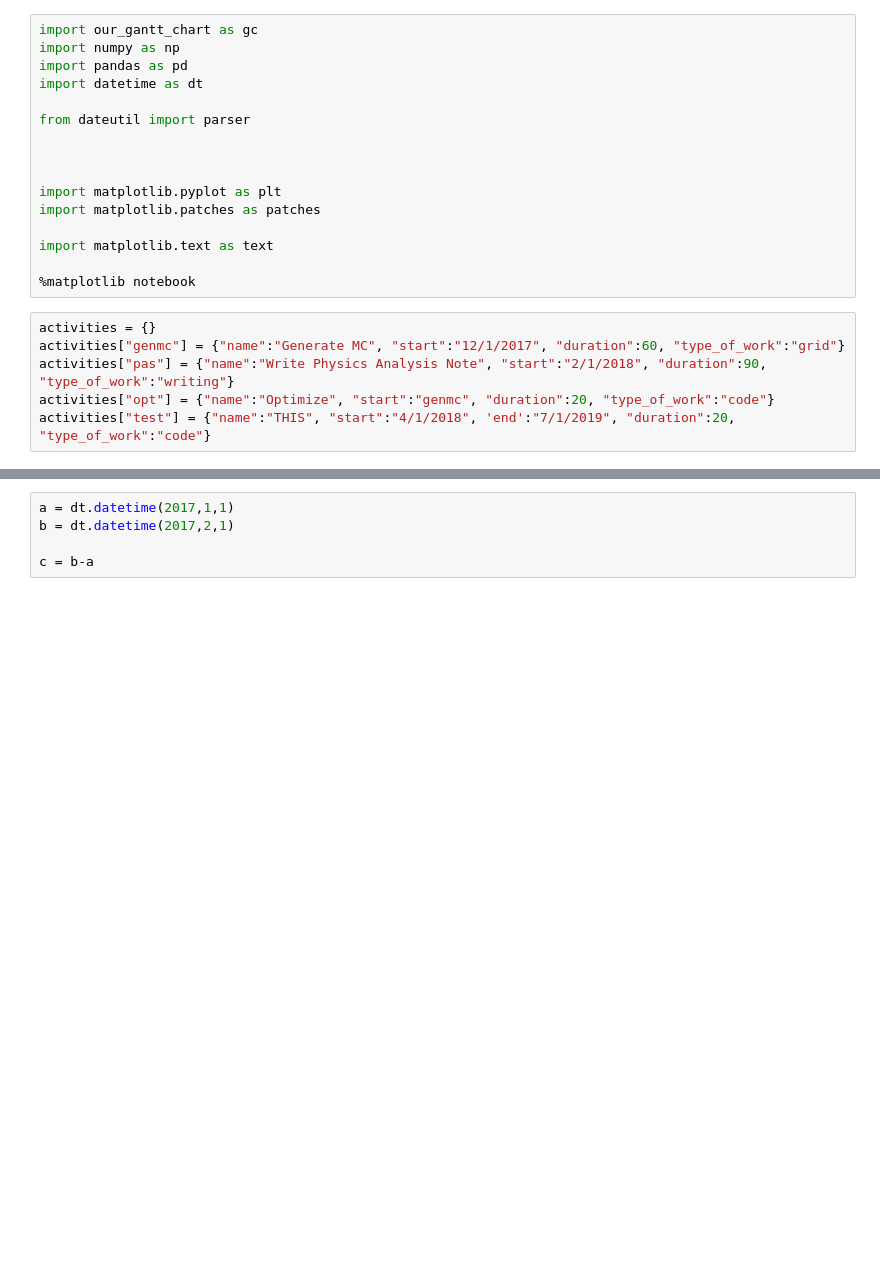
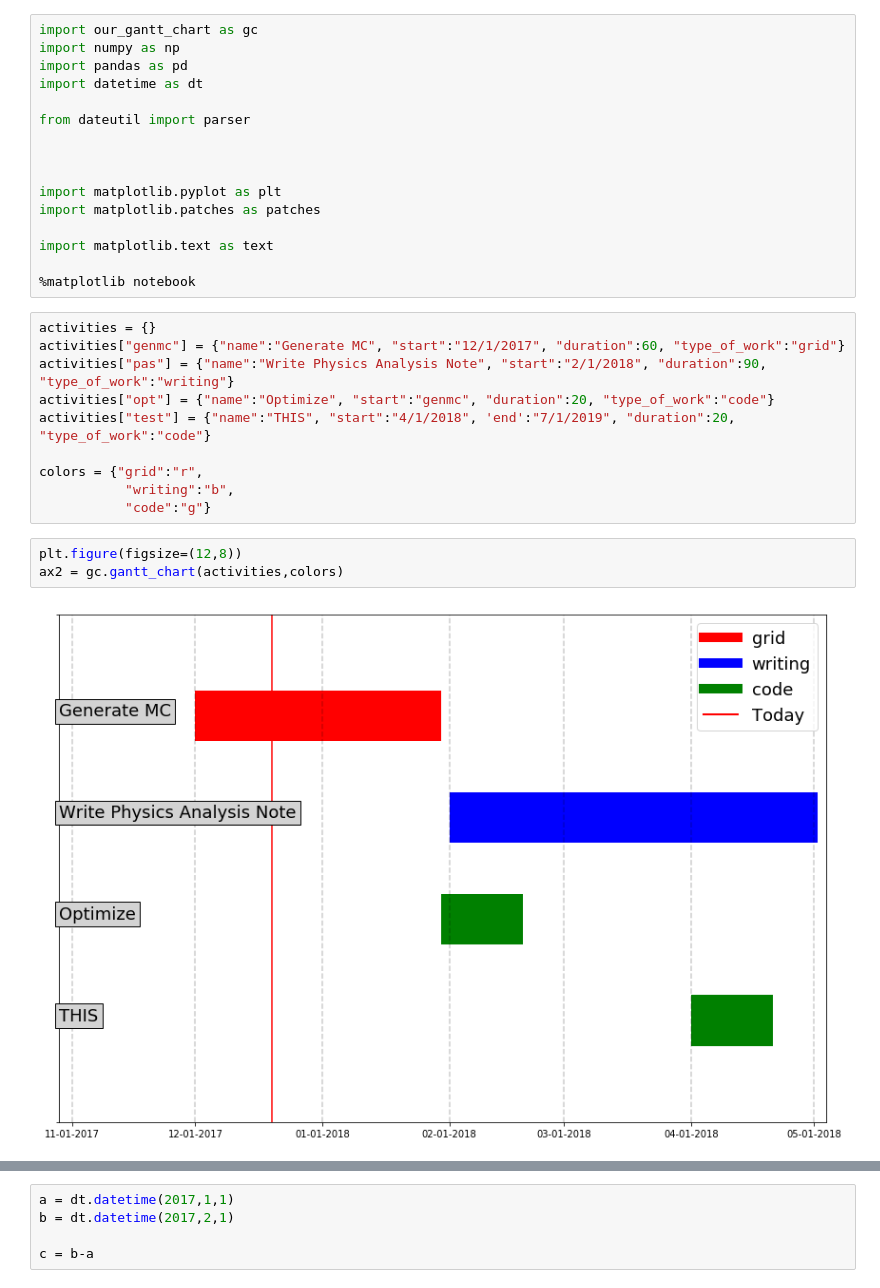
Before and after one commit to Enzo-B03/python-Gantt-chart, a Jupyter notebook: test2.ipynb, the cells around one changed output, grey strips where cells are left out. Drawn from its saved outputs; the diff is of its cells as text; blank space fills up the shorter version.

```diff
--- a/test2.ipynb
+++ b/test2.ipynb
@@ -20,6 +20,15 @@ activities["genmc"] = {"name":"Generate MC", "start":"12/1/2017", "duration":60,
 activities["pas"] = {"name":"Write Physics Analysis Note", "start":"2/1/2018", "duration":90, "type_of_work":"writing"}
 activities["opt"] = {"name":"Optimize", "start":"genmc", "duration":20, "type_of_work":"code"}
 activities["test"] = {"name":"THIS", "start":"4/1/2018", 'end':"7/1/2019", "duration":20, "type_of_work":"code"}
+
+colors = {"grid":"r",
+           "writing":"b",
+           "code":"g"}
+# %%
+plt.figure(figsize=(12,8))
+ax2 = gc.gantt_chart(activities,colors)
+# %% [output]
+[figure, added]
 # %%
 date = activities['genmc']['start']
 d = gc.is_date(date)
```
Also changed, not shown: parts of 6 cells of this notebook, 1 other file.
